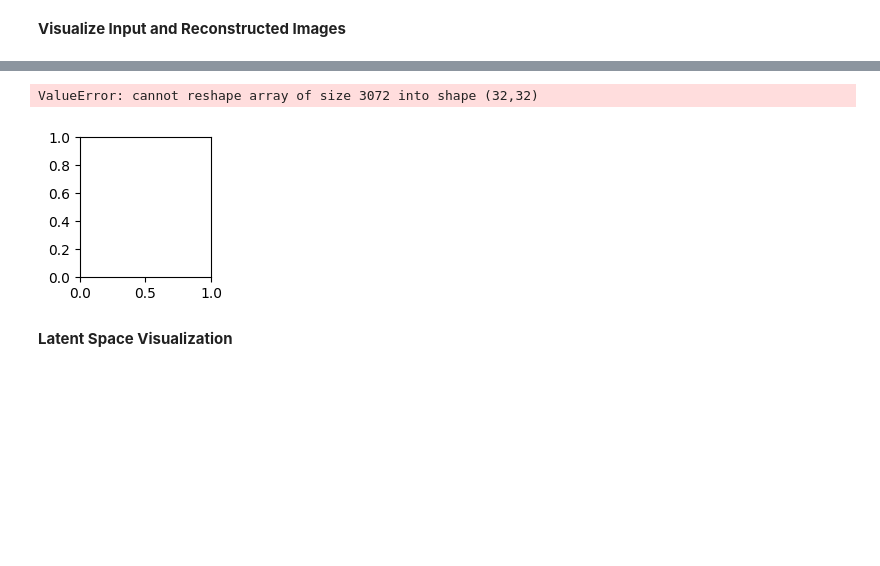
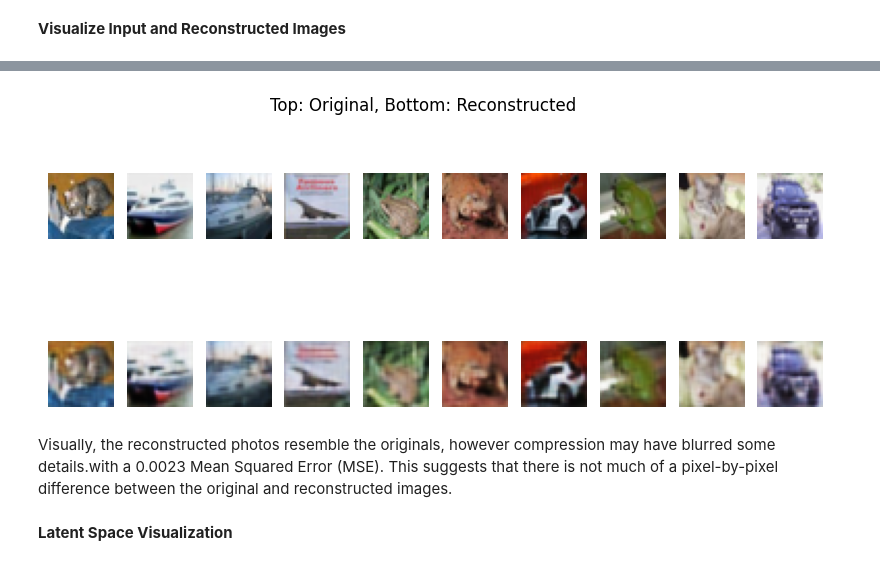
Before and after one commit to adhish-bahl/2347203_NNDL_Lab, a Jupyter notebook: 2347203_Lab8.ipynb, the cells around one changed output, grey strips where cells are left out. Saved outputs shown, nothing was run; the diff lists cells and outputs as text; code cells hidden in the pictures; blank space fills up the shorter version.

```diff
--- a/2347203_Lab8.ipynb
+++ b/2347203_Lab8.ipynb
@@ -25,6 +24,3 @@ x_test = x_test.astype('float32') / 255.0
 #### **Part 1: CNN Autoencoder**
 # %% [markdown]
 **Reshape for CNN input**
-# %%
-x_train = np.expand_dims(x_train, axis=-1)
-x_test = np.expand_dims(x_test, axis=-1)
@@ -47,14 +39,15 @@ ValueError: Kernel shape must have the same length as input, but received kernel
 # %% [markdown]
 **Decoder**
 # %%
-x = Conv2D(64, (3, 3), activation='relu', padding='same')(encoded)
-x = UpSampling2D((2, 2))(x)
-x = Conv2D(32, (3, 3), activation='relu', padding='same')(x)
-x = UpSampling2D((2, 2))(x)
-decoded = Conv2D(1, (3, 3), activation='sigmoid', padding='same')(x)
+decoder = models.Sequential([
+    layers.Conv2DTranspose(64, (3, 3), activation='relu', padding='same'),
+    layers.UpSampling2D((2, 2)),
+    layers.Conv2DTranspose(32, (3, 3), activation='relu', padding='same'),
+    layers.UpSampling2D((2, 2)),
+    layers.Conv2DTranspose(3, (3, 3), activation='sigmoid', padding='same')
+])
 # %% [markdown]
 **Model**
 # %%
-autoencoder = Model(input_img, decoded)
+autoencoder = models.Sequential([encoder, decoder])
 autoencoder.compile(optimizer='adam', loss='mse')
-autoencoder.summary()
@@ -83,8 +54,5 @@ Model: "functional_4"
 # %% [markdown]
 **Train the Autoencoder**
 # %%
-history = autoencoder.fit(x_train, x_train,
-                          epochs=10,
-                          batch_size=128,
-                          validation_data=(x_test, x_test))
+history = autoencoder.fit(x_train, x_train, epochs=20, batch_size=128, validation_split=0.2, verbose=1)
 # %% [output]
@@ -111,19 +76,19 @@ Epoch 10/10
 # %% [markdown]
 **Visualize Input and Reconstructed Images**
 # %%
-decoded_imgs = autoencoder.predict(x_test)
+decoded_imgs = autoencoder.predict(x_test[:10])
 
-n = 10  # Number of images to display
-plt.figure(figsize=(20, 4))
-for i in range(n):
-    # Display original
-    ax = plt.subplot(2, n, i + 1)
-    plt.imshow(x_test[i].reshape(32, 32), cmap='gray')
+plt.figure(figsize=(10, 4))
+for i in range(10):
+    # Original Images
+    plt.subplot(2, 10, i + 1)
+    plt.imshow(x_test[i])
     plt.axis('off')
 
-    # Display reconstruction
-    ax = plt.subplot(2, n, i + 1 + n)
-    plt.imshow(decoded_imgs[i].reshape(28, 28), cmap='gray')
+    # Reconstructed Images
+    plt.subplot(2, 10, i + 11)
+    plt.imshow(decoded_imgs[i])
     plt.axis('off')
+plt.suptitle("Top: Original, Bottom: Reconstructed")
 plt.show()
 # %% [output]
@@ -131,4 +96,5 @@ plt.show()
-ValueError: cannot reshape array of size 3072 into shape (32,32)
-[figure, old version]
+[figure, new version]
+# %% [markdown]
+Visually, the reconstructed photos resemble the originals, however compression may have blurred some details.with a 0.0023 Mean Squared Error (MSE). This suggests that there is not much of a pixel-by-pixel difference between the original and reconstructed images.
 # %% [markdown]
 **Latent Space Visualization**
```
Also changed, not shown: parts of 34 cells of this notebook.
